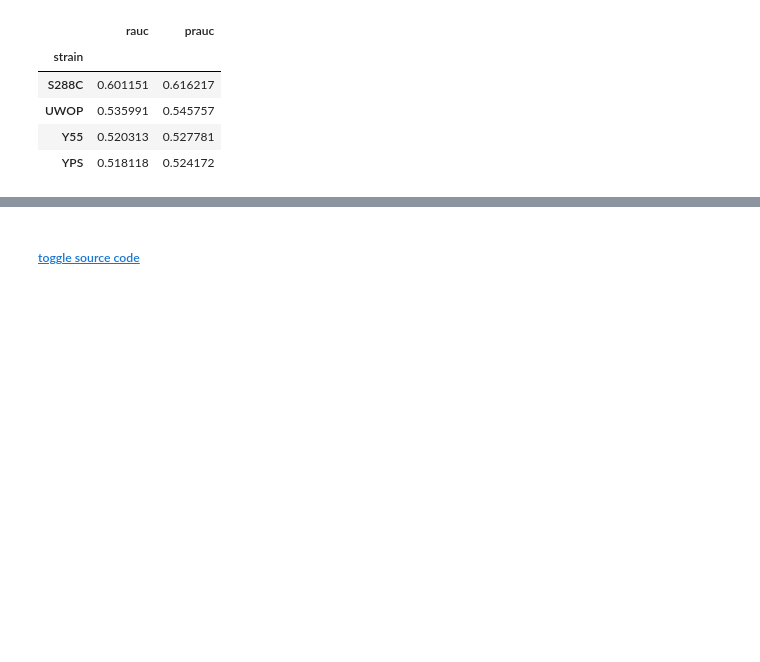
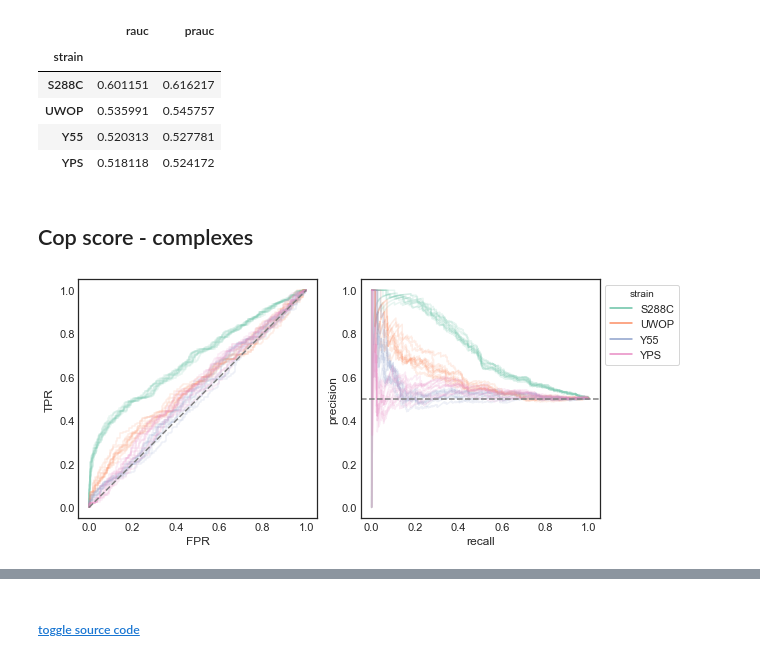
Before and after one commit to mgalardini/2018koyeast, a Jupyter notebook: notebooks/benchmark.ipynb, the cells around one changed output, grey strips where cells are left out. Cells and saved outputs as stored; diff of their text form; code cells hidden in the pictures; blank space fills up the shorter version.

```diff
--- a/notebooks/benchmark.ipynb
+++ b/notebooks/benchmark.ipynb
@@ -30,9 +30,13 @@ def evaluate(m, cpx, rounds=10):
                                                        X)
         yield fpr, tpr, t1, metrics.auc(fpr, tpr), prec, rec, t2, metrics.auc(rec, prec)
 
-def strain_evaluate(scores, interactions, pairs=False):
-    m = pd.read_table(scores, index_col=0)
-    m = m.mask(np.triu(np.ones(m.shape)).astype(bool)).stack()
+def strain_evaluate(scores, interactions,
+                    pairs=False, paired=None):
+    if paired is None:
+        m = pd.read_table(scores, index_col=0)
+        m = m.mask(np.triu(np.ones(m.shape)).astype(bool)).stack()
+    else:
+        m = pd.read_table(scores, index_col=[0, 1])[paired]
     idx = set(m.index)
     if not pairs:
         cpx = set()
@@ -280,3 +284,65 @@ r.groupby('strain').mean()
 | UWOP | 0.535991 | 0.545757 |
 | Y55 | 0.520313 | 0.527781 |
 | YPS | 0.518118 | 0.524172 |
+# %% [markdown]
+Cop score - complexes
+---
+# %%
+plt.figure(figsize=(8, 4))
+
+ax1 = plt.subplot(121)
+ax2 = plt.subplot(122)
+
+res = []
+
+for s, c in scolor.items():
+    b = True
+    for fpr, tpr, t1, auc1, prec, rec, t2, auc2 in strain_evaluate('../out/correlations/%s.cop.tsv' % s,
+                                                                   '../out/complexes.cyc2008.txt',
+                                                                   pairs=False, paired='cop'):
+        if b:
+            b = False
+            label = s
+        else:
+            label = '_'
+
+        ax1.plot(fpr, tpr,
+                 '-',
+                 alpha=0.15,
+                 color=c)
+
+        ax2.plot(rec, prec,
+                 '-',
+                 alpha=0.15,
+                 label=label,
+                 color=c)
+
+        res.append((s, auc1, auc2))
+
+r = pd.DataFrame(res,
+                 columns=['strain', 'rauc', 'prauc'])
+
+ax1.plot([0, 1],
+         [0, 1],
+         '--',
+         color='grey')
+ax1.set_xlabel('FPR')
+ax1.set_ylabel('TPR')
+
+ax2.set_xlabel('recall')
+ax2.set_ylabel('precision')
+ax2.set_ylim(-.05, 1.05)
+ax2.axhline(0.5,
+            color='grey',
+            linestyle='dashed')
+
+leg = plt.legend(loc='upper left',
+                 bbox_to_anchor=(1, 1),
+                 frameon=True,
+                 title='strain')
+for lh in leg.legendHandles:
+    lh.set_alpha(1)
+
+plt.tight_layout();
+# %% [output]
+[figure, added]
```
Also changed, not shown: parts of 3 cells of this notebook, 1 other file.
